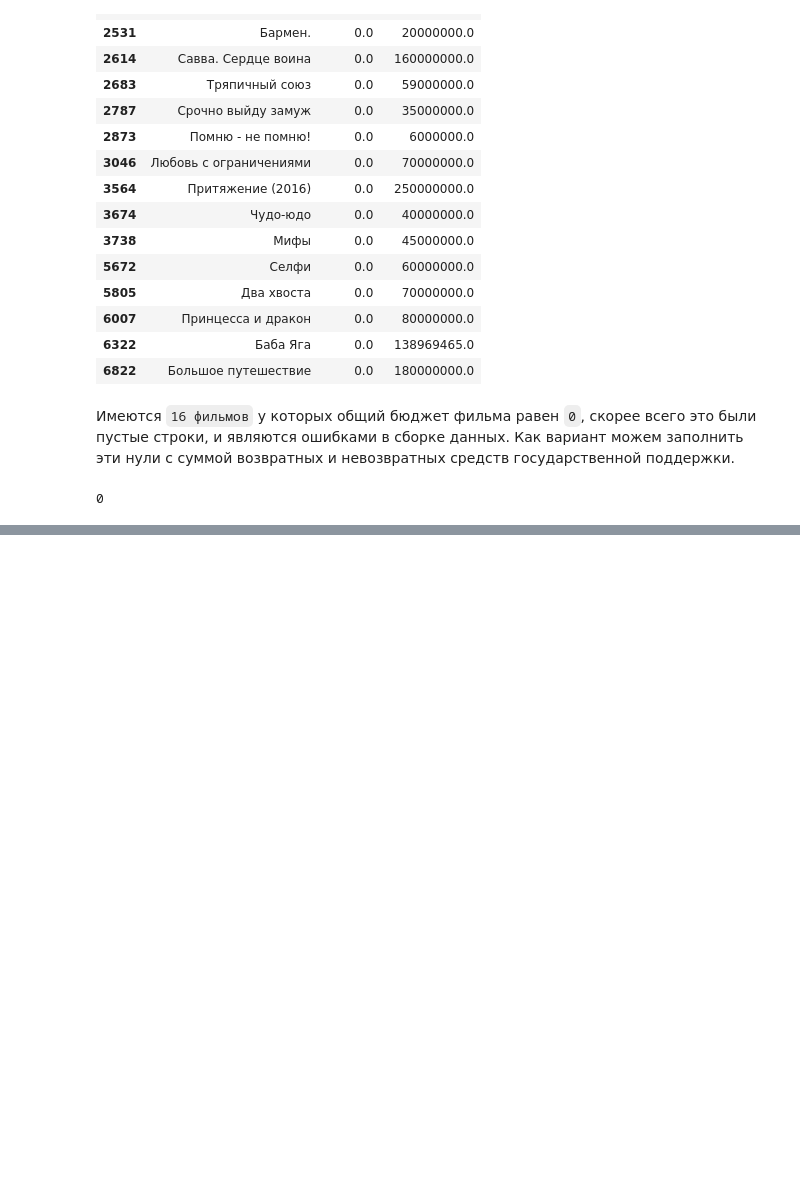
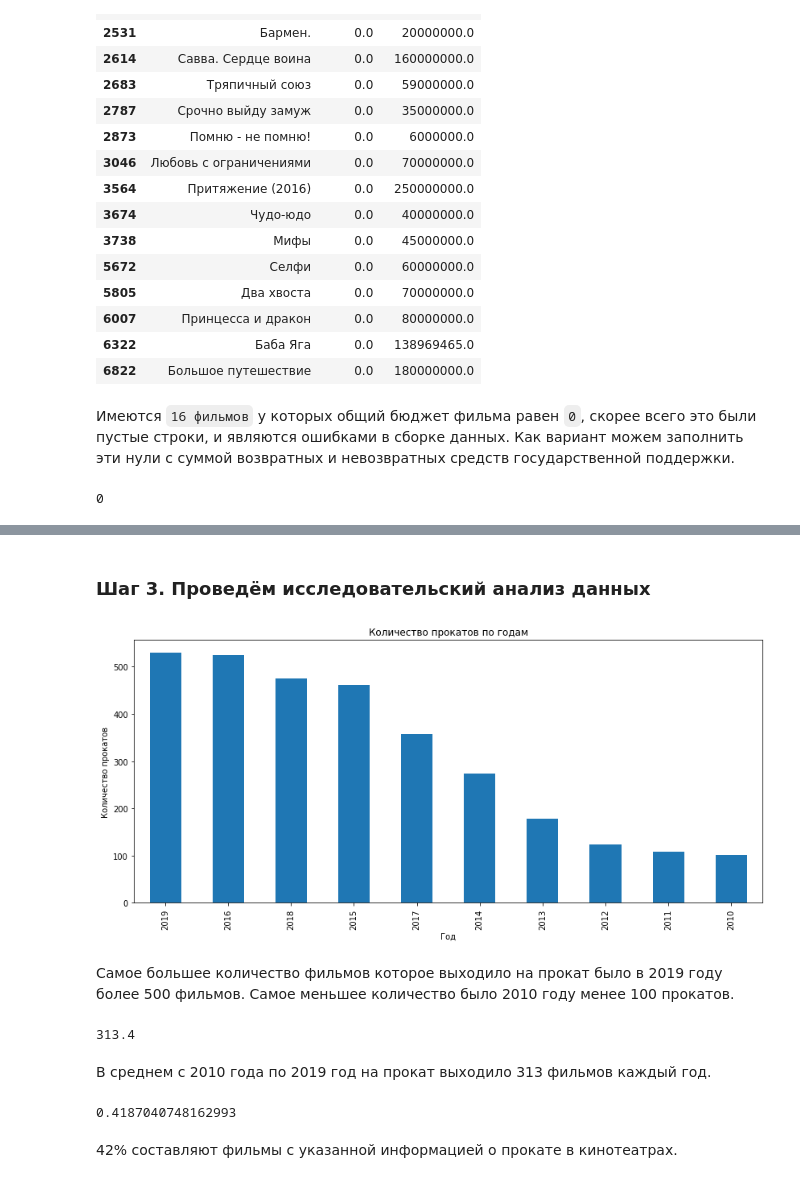
Before and after one commit to yerkebulanali/Yandex-Data-Science-Projects, a Jupyter notebook: Yandex Practicum Project 4.ipynb, the cells around one changed output, grey strips where cells are left out. Cells and saved outputs as stored; diff of their text form; code cells hidden in the pictures; blank space fills up the shorter version.

```diff
--- a/Yandex Practicum Project 4.ipynb
+++ b/Yandex Practicum Project 4.ipynb
@@ -520,0 +527,13 @@ df.boxplot(figsize=(16,9))
+# %%
+def cell_first_value(split_sign, value):
+    return value.split(split_sign)[0]
+# %%
+# Создаем столбец c первым значением из списка жанров
+df['main_genre'] = df['genres'].apply(lambda x: cell_first_value(',', x))
+# %%
+# Создаем столбец c первым значением из списка главного режиссёра
+df['main_director'] = df['director'].apply(lambda x: cell_first_value(',', x))
+# %%
+# Создаем столбец который показывает какую долю от общего бюджета фильма составляет государственная поддержка.
+df['support_share'] = df['sum_support'] / df['budget']
+df[~df['support_share'].isna()]['support_share']
@@ -520,0 +553,27 @@ df.boxplot(figsize=(16,9))
+# %% [markdown]
+### Шаг 3. Проведём исследовательский анализ данных
+# %%
+# Считаем сколько фильмов выходило на прокат каждый год
+df[df['box_office'] != 0]['show_start_year'].value_counts().plot.bar(figsize=(14,6))
+plt.title('Количество прокатов по годам')
+plt.ylabel('Количество прокатов')
+plt.xlabel('Год')
+plt.show()
+# %% [output]
+[figure, added]
+# %% [markdown]
+Самое большее количество фильмов которое выходило на прокат было в 2019 году более 500 фильмов. Самое меньшее количество было 2010 году менее 100 прокатов.
+# %%
+# Считаем в среднем сколько фильмов выходило на прокат каждый год
+df[df['box_office'] != 0]['show_start_year'].value_counts().mean()
+# %% [output]
+313.4
+# %% [markdown]
+В среднем с 2010 года по 2019 год на прокат выходило 313 фильмов каждый год.
+# %%
+# Рассмотрим, какую долю составляют фильмы с указанной информацией о прокате в кинотеатрах.
+len(df[df['box_office'] != 0])/len(df)
+# %% [output]
+0.4187040748162993
+# %% [markdown]
+42% составляют фильмы с указанной информацией о прокате в кинотеатрах.
```
Also changed, not shown: parts of 51 cells of this notebook.
